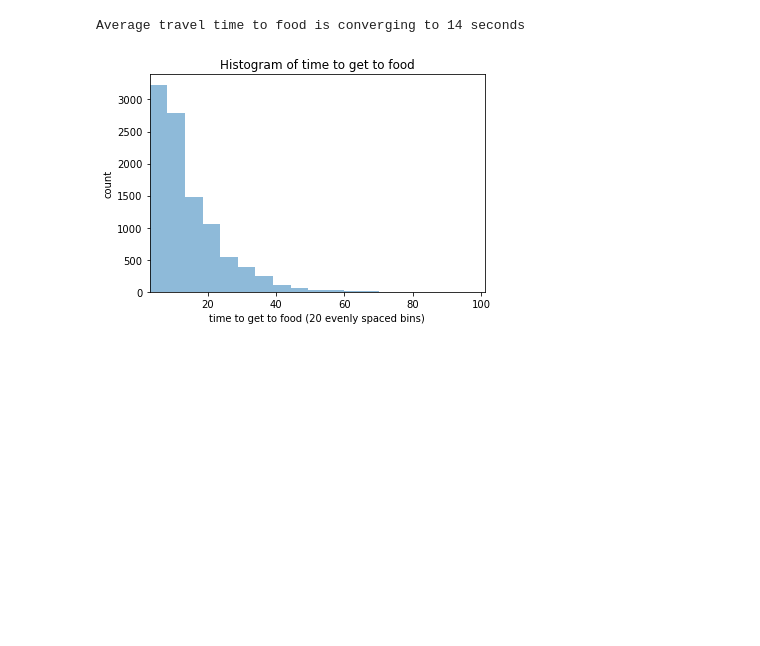
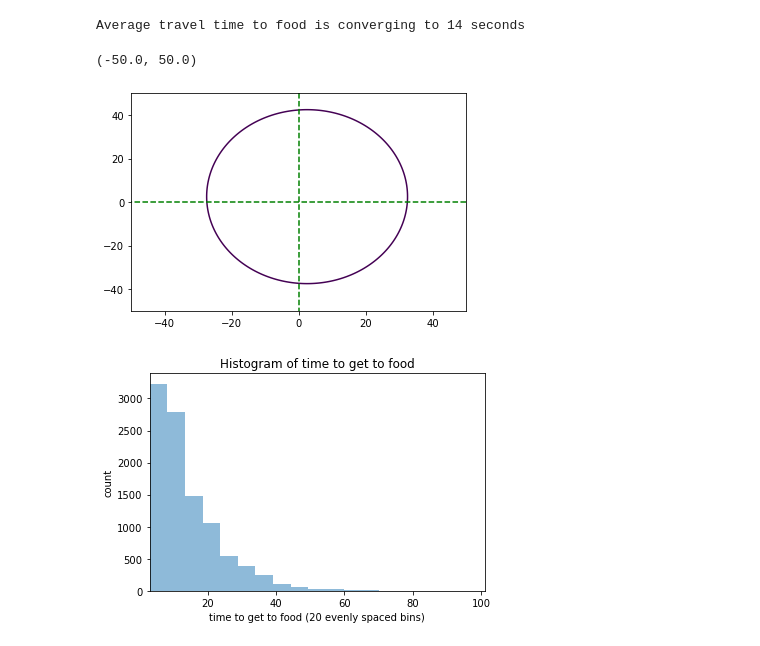
Before and after one commit to zahraeftekhar/Optiver, a Jupyter notebook: quantitative_researcher.ipynb, the cells around one changed output. Cells and saved outputs as stored; diff of their text form; code cells hidden in the pictures; blank space fills up the shorter version.

```diff
--- a/quantitative_researcher.ipynb
+++ b/quantitative_researcher.ipynb
@@ -103,6 +103,24 @@ for i in np.arange(n):
 print('Average travel time to food is converging to {} seconds'.format(round(np.mean(travel_times))))
 # %% [output]
 Average travel time to food is converging to 14 seconds
+# %%
+z = -np.linspace(-50,50,1000)
+x = np.linspace(-50,50,1000)
+x,z = np.meshgrid(x,z)
+Z = (((z-2.5))/40)**2-1
+X = (((x-2.5))/30)**2
+x1=[0,0]
+y1=[50,-50]
+plt.plot(x1,y1, color='green', linestyle='dashed')
+x2=[50,-50]
+y2=[0,0]
+plt.plot(x2,y2, color='green', linestyle='dashed')
+plt.contour(x,z,(X+Z),[0])
+plt.xlim(-50,50)
+plt.ylim(-50,50)
+# %% [output]
+(-50.0, 50.0)
+[figure, added]
 # %%
 bins = np.linspace(math.ceil(min(travel_times)),
                    math.floor(max(travel_times)),
```
